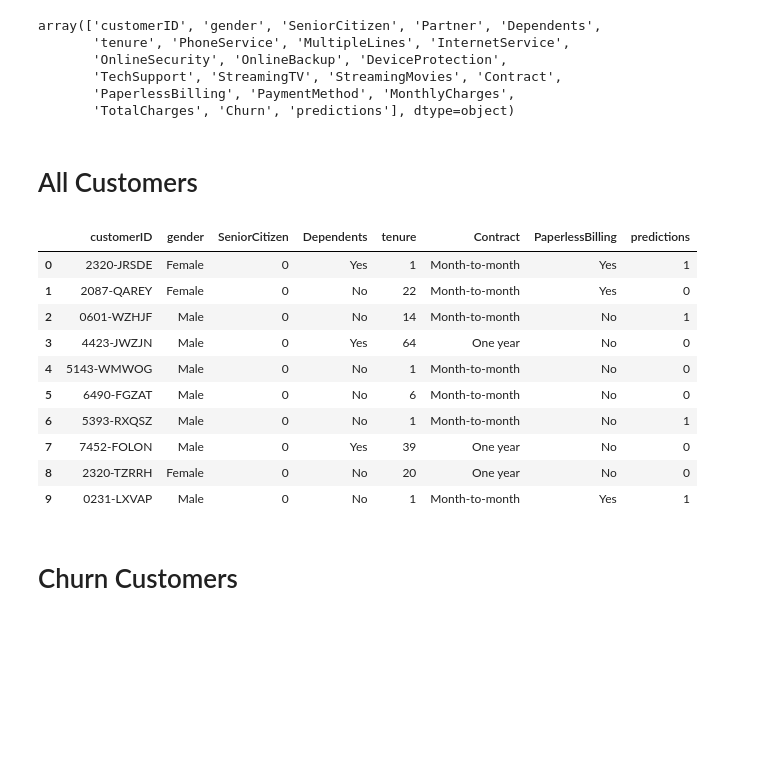
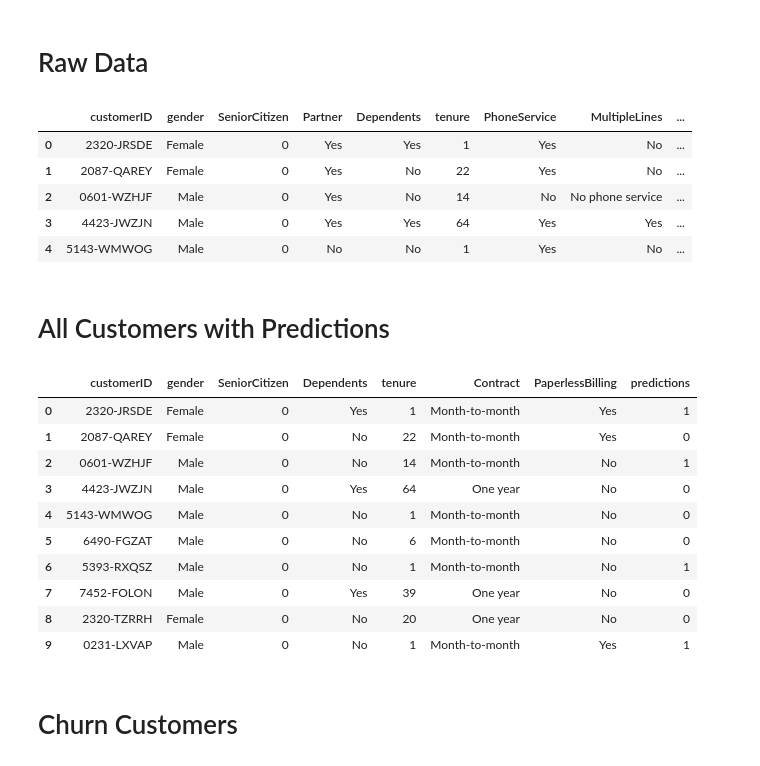
Before and after one commit to eric220/Churn-AI, a Jupyter notebook: Churn_Output.ipynb, the cells around one changed output. Cells and saved outputs as stored; diff of their text form; code cells hidden in the pictures; blank space fills up the shorter version.

```diff
--- a/Churn_Output.ipynb
+++ b/Churn_Output.ipynb
@@ -27,9 +47,0 @@ data = pd.read_csv('churn_with_preds.csv')
-# %%
-data.columns.values
-# %% [output]
-array(['customerID', 'gender', 'SeniorCitizen', 'Partner', 'Dependents',
-       'tenure', 'PhoneService', 'MultipleLines', 'InternetService',
-       'OnlineSecurity', 'OnlineBackup', 'DeviceProtection',
-       'TechSupport', 'StreamingTV', 'StreamingMovies', 'Contract',
-       'PaperlessBilling', 'PaymentMethod', 'MonthlyCharges',
-       'TotalCharges', 'Churn', 'predictions'], dtype=object)
@@ -36,11 +58,25 @@ array(['customerID', 'gender', 'SeniorCitizen', 'Partner', 'Dependents',
 # %%
-df = data[['customerID', 'gender', 'SeniorCitizen', 'Dependents', 'tenure', 'Contract', 'PaperlessBilling', 'predictions']].copy()
+data = pd.read_csv('churn_with_preds.csv')
+df = data[['customerID', 'gender', 'SeniorCitizen', 'Dependents', 'tenure', 'Contract',
+           'PaperlessBilling', 'predictions']].copy()
+data.drop(['Churn', 'predictions'], inplace = True, axis = 1)
+# %%
+display(HTML('<h1>Raw Data</h1>'))
+data.head()
+# %% [output]
+Raw Data
+|  | customerID | gender | SeniorCitizen | Partner | Dependents | tenure | PhoneService | MultipleLines | ... |
+| 0 | 2320-JRSDE | Female | 0 | Yes | Yes | 1 | Yes | No | ... |
+| 1 | 2087-QAREY | Female | 0 | Yes | No | 22 | Yes | No | ... |
+| 2 | 0601-WZHJF | Male | 0 | Yes | No | 14 | No | No phone service | ... |
+| 3 | 4423-JWZJN | Male | 0 | Yes | Yes | 64 | Yes | Yes | ... |
+| 4 | 5143-WMWOG | Male | 0 | No | No | 1 | Yes | No | ... |
 # %%
 #All Customers
-display(HTML('<h1>All Customers</h1>'))
+display(HTML('<h1>All Customers with Predictions</h1>'))
 df.head(10)
 # %% [output]
-All Customers
+All Customers with Predictions
 |  | customerID | gender | SeniorCitizen | Dependents | tenure | Contract | PaperlessBilling | predictions |
 | 0 | 2320-JRSDE | Female | 0 | Yes | 1 | Month-to-month | Yes | 1 |
 | 1 | 2087-QAREY | Female | 0 | No | 22 | Month-to-month | Yes | 0 |
```
Also changed, not shown: parts of 10 cells of this notebook.
